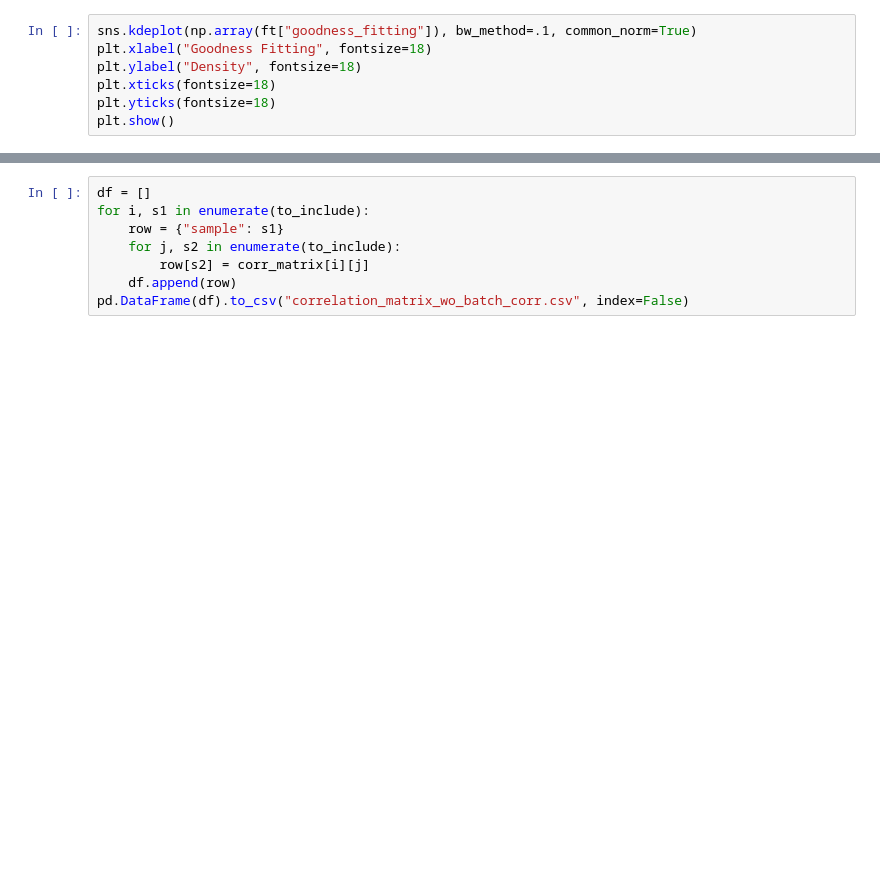
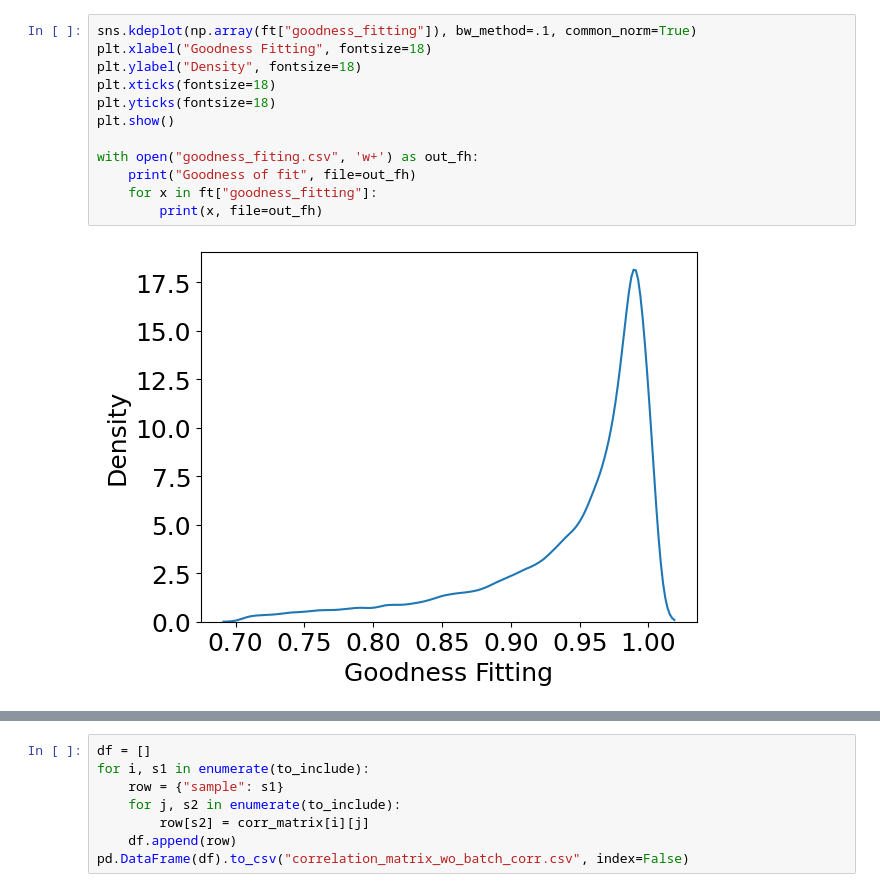
Before and after one commit to shuzhao-li-lab/PythonCentricPipelineForMetabolomics, a Jupyter notebook: notebooks/manuscript/figures/Figure 4/Figure4.ipynb, the cells around one changed output, grey strips where cells are left out. Cells and saved outputs as stored; diff of their text form; blank space fills up the shorter version.

```diff
--- a/notebooks/manuscript/figures/Figure 4/Figure4.ipynb
+++ b/notebooks/manuscript/figures/Figure 4/Figure4.ipynb
@@ -16,10 +43,17 @@ plt.show()
 # %%
 sns.kdeplot(np.array(ft["goodness_fitting"]), bw_method=.1, common_norm=True)
 plt.xlabel("Goodness Fitting", fontsize=18)
 plt.ylabel("Density", fontsize=18)
 plt.xticks(fontsize=18)
 plt.yticks(fontsize=18)
 plt.show()
+
+with open("goodness_fiting.csv", 'w+') as out_fh:
+    print("Goodness of fit", file=out_fh)
+    for x in ft["goodness_fitting"]:
+        print(x, file=out_fh)
+# %% [output]
+[figure, added]
 # %%
 sns.kdeplot(np.array(ft["cSelectivity"]), bw=0.1)
 plt.xlabel("cSelectivity", fontsize=18)
```
Also changed, not shown: parts of 14 cells of this notebook, 43 other files.
